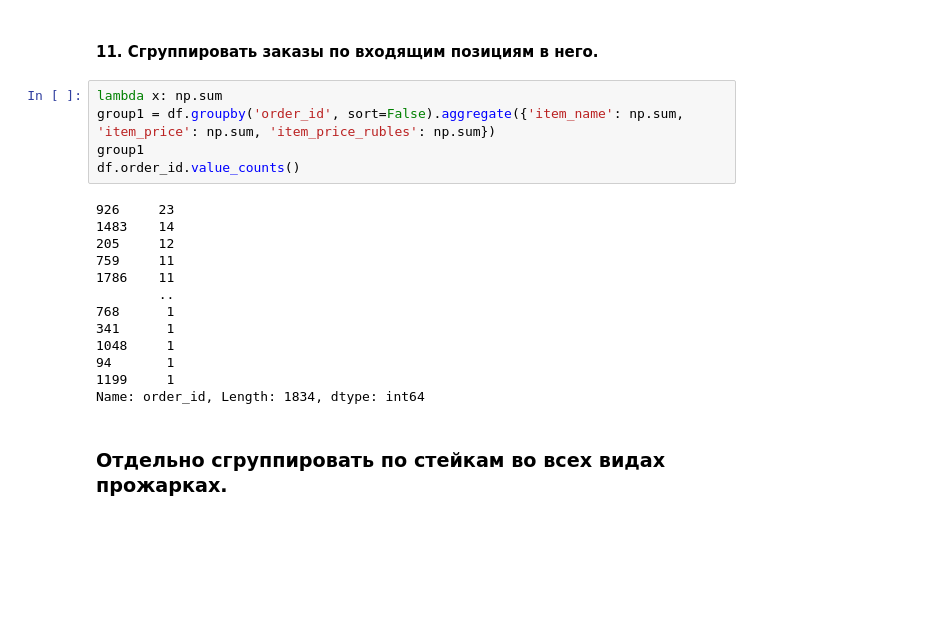
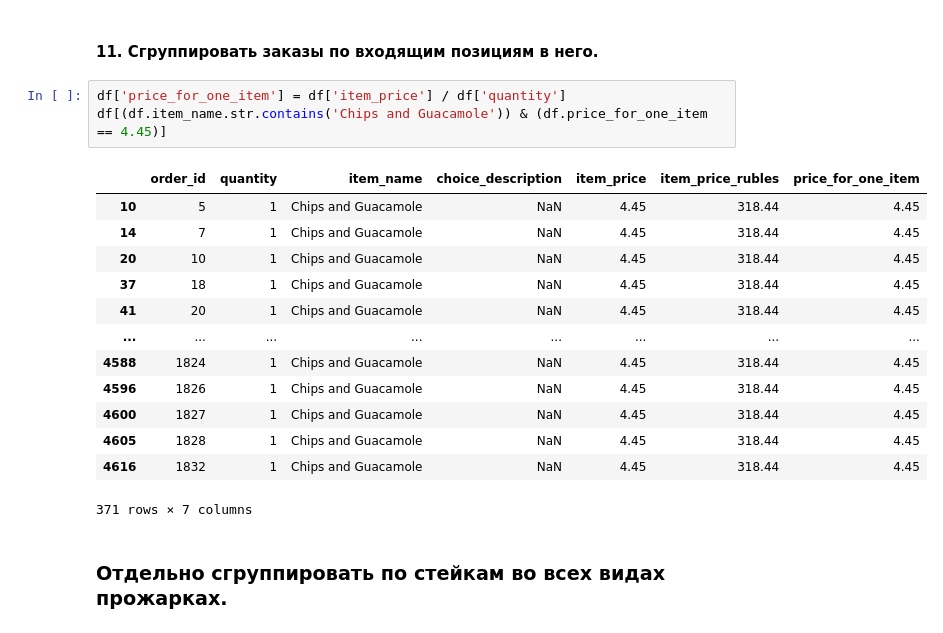
Before and after one commit to 4eckah78/machine-learning, a Jupyter notebook: homework1.ipynb, the cells around one changed output. Cells and saved outputs as stored; diff of their text form; blank space fills up the shorter version.

```diff
--- a/homework1.ipynb
+++ b/homework1.ipynb
@@ -132,23 +133,22 @@ df.head()
 # %% [markdown]
 #### 11. Сгруппировать заказы по входящим позициям в него.
 # %%
-lambda x: np.sum
-group1 = df.groupby('order_id', sort=False).aggregate({'item_name': np.sum, 'item_price': np.sum, 'item_price_rubles': np.sum})
-group1
-df.order_id.value_counts()
+df['price_for_one_item'] = df['item_price'] / df['quantity']
+df[(df.item_name.str.contains('Chips and Guacamole')) & (df.price_for_one_item == 4.45)]
 # %% [output]
+|  | order_id | quantity | item_name | choice_description | item_price | item_price_rubles | price_for_one_item |
+| 10 | 5 | 1 | Chips and Guacamole | NaN | 4.45 | 318.44 | 4.45 |
+| 14 | 7 | 1 | Chips and Guacamole | NaN | 4.45 | 318.44 | 4.45 |
+| 20 | 10 | 1 | Chips and Guacamole | NaN | 4.45 | 318.44 | 4.45 |
+| 37 | 18 | 1 | Chips and Guacamole | NaN | 4.45 | 318.44 | 4.45 |
+| 41 | 20 | 1 | Chips and Guacamole | NaN | 4.45 | 318.44 | 4.45 |
+| ... | ... | ... | ... | ... | ... | ... | ... |
+| 4588 | 1824 | 1 | Chips and Guacamole | NaN | 4.45 | 318.44 | 4.45 |
+| 4596 | 1826 | 1 | Chips and Guacamole | NaN | 4.45 | 318.44 | 4.45 |
+| 4600 | 1827 | 1 | Chips and Guacamole | NaN | 4.45 | 318.44 | 4.45 |
+| 4605 | 1828 | 1 | Chips and Guacamole | NaN | 4.45 | 318.44 | 4.45 |
+| 4616 | 1832 | 1 | Chips and Guacamole | NaN | 4.45 | 318.44 | 4.45 |
-926     23
-1483    14
-205     12
-759     11
-1786    11
-        ..
-768      1
-341      1
-1048     1
-94       1
-1199     1
-Name: order_id, Length: 1834, dtype: int64
+371 rows × 7 columns
 # %% [markdown]
 ### Отдельно сгруппировать по стейкам во всех видах прожарках.
 # %%
```
Also changed, not shown: parts of 8 cells of this notebook.
